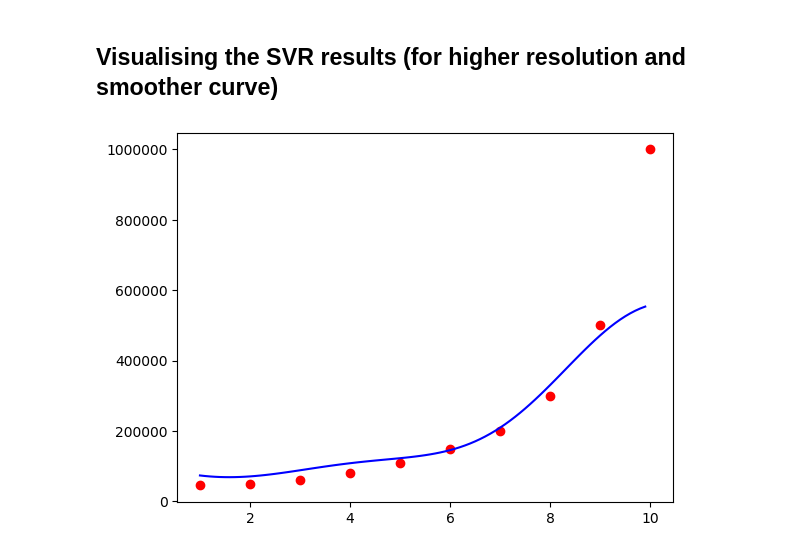
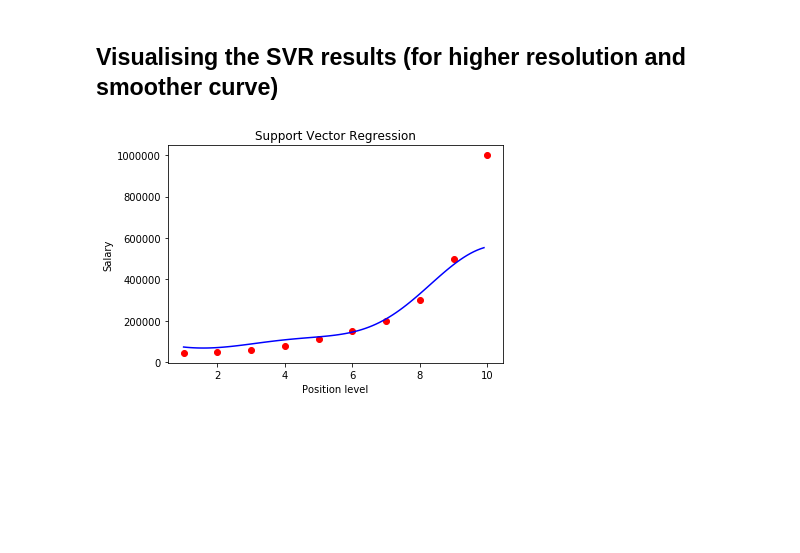
Before and after one commit to SINDHUSITA/100DaysOfMLCode, a Jupyter notebook: Part 2 - Regression/Section 7 - Support Vector Regression (SVR)/support_vector_regression - Practice.ipynb, the cells around one changed output. Saved outputs shown, nothing was run; the diff lists cells and outputs as text; code cells hidden in the pictures; blank space fills up the shorter version.

```diff
--- a/Part 2 - Regression/Section 7 - Support Vector Regression (SVR)/support_vector_regression - Practice.ipynb
+++ b/Part 2 - Regression/Section 7 - Support Vector Regression (SVR)/support_vector_regression - Practice.ipynb
@@ -174,8 +175,11 @@ plt.show()
 # %%
 X_grid=np.arange(min(scaler_X.inverse_transform(X)), max(scaler_X.inverse_transform(X)), 0.1)
 X_grid=X_grid.reshape(len(X_grid),1)
 plt.scatter(scaler_X.inverse_transform(X), scaler_y.inverse_transform(y), color = 'red')
 plt.plot(X_grid, scaler_y.inverse_transform(regressor.predict(scaler_X.transform(X_grid))), color = 'blue')
+plt.title("Support Vector Regression")
+plt.xlabel('Position level')
+plt.ylabel('Salary')
 plt.show()
 # %% [output]
-[figure, old version]
+[figure, new version]
```
Also changed, not shown: parts of 2 cells of this notebook, 3 other files.
